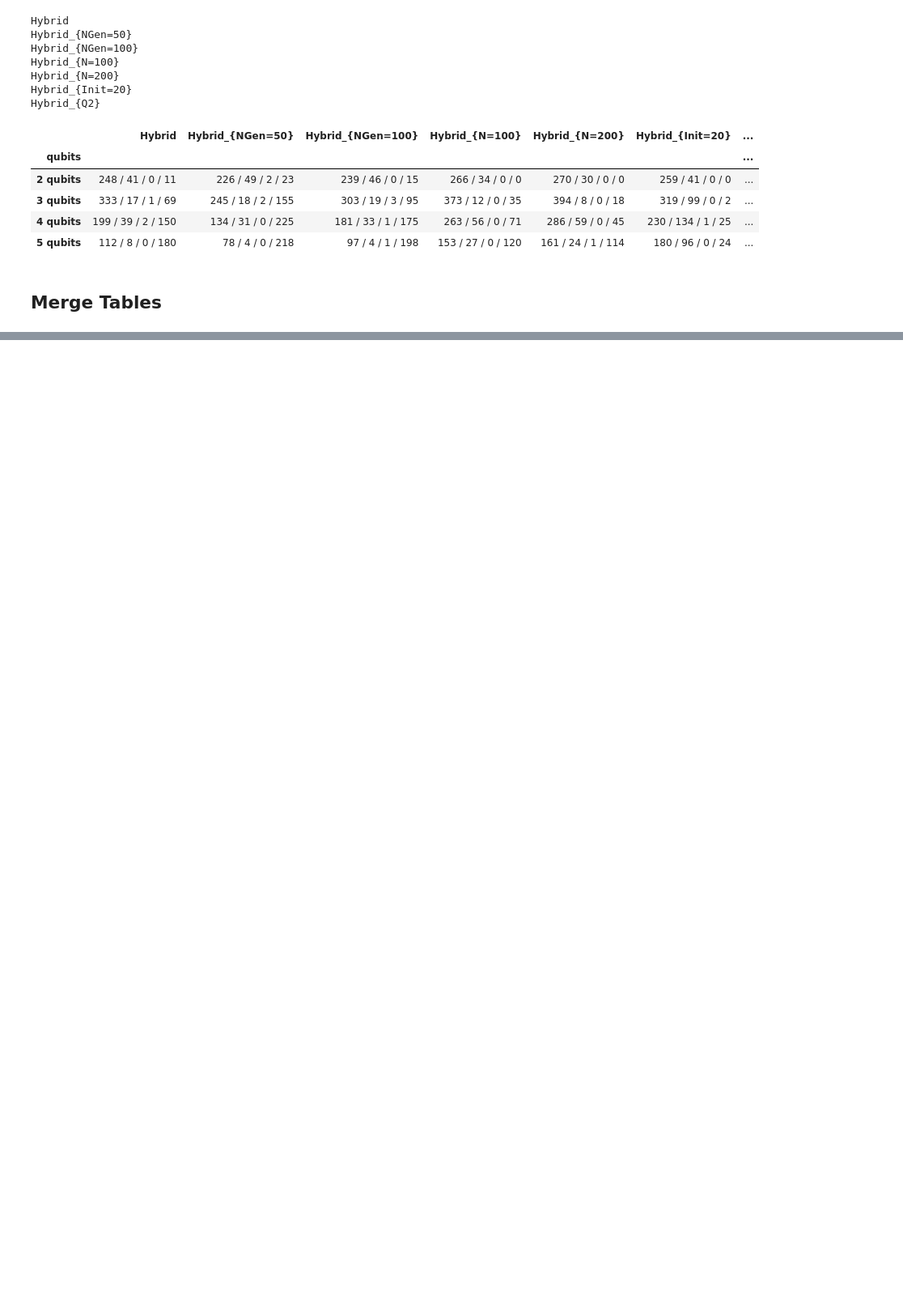
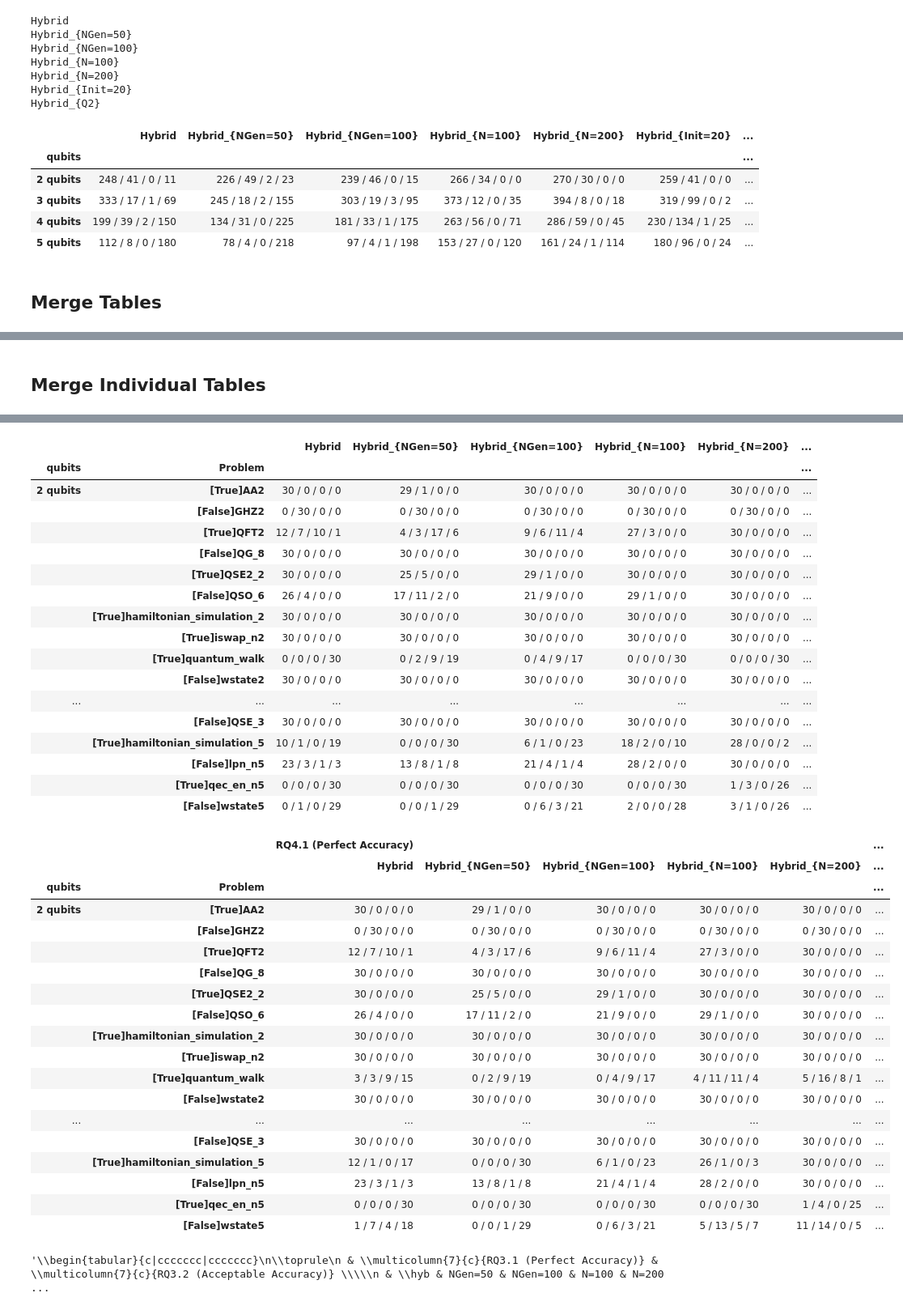
Before and after one commit to jku-win-se/QImprove, a Jupyter notebook: analysis/Results-analysis.ipynb, the cells around one changed output, grey strips where cells are left out. Shown: that part at 81% size. Drawn from its saved outputs; the diff is of its cells as text; code cells hidden in the pictures; blank space fills up the shorter version.

```diff
--- a/analysis/Results-analysis.ipynb
+++ b/analysis/Results-analysis.ipynb
@@ -1637,10 +1821,10 @@ RQ42_summary_table_input_state_out = RQ42_summary_table_input_state.copy()
 RQ42_summary_table_qubits_out = RQ42_summary_table_qubits.copy()
 
 RQ41_summary_concat = pd.concat([RQ41_summary_table_sum_out, RQ41_summary_table_repair_out, RQ41_summary_table_input_state_out, RQ41_summary_table_qubits_out])
-RQ41_summary_concat.columns = pd.MultiIndex.from_product([["RQ4.1 (Perfect Accuracy)"], RQ41_summary_concat.columns])
+RQ41_summary_concat.columns = pd.MultiIndex.from_product([["RQ3.1 (Perfect Accuracy)"], RQ41_summary_concat.columns])
 
 RQ42_summary_concat = pd.concat([RQ42_summary_table_sum_out, RQ42_summary_table_repair_out, RQ42_summary_table_input_state_out, RQ42_summary_table_qubits_out])
-RQ42_summary_concat.columns = pd.MultiIndex.from_product([["RQ2.2 (Acceptable Accuracy)"], RQ42_summary_concat.columns])
+RQ42_summary_concat.columns = pd.MultiIndex.from_product([["RQ3.2 (Acceptable Accuracy)"], RQ42_summary_concat.columns])
 
 RQ4_summary_out = pd.concat([RQ41_summary_concat, RQ42_summary_concat], axis=1)
 RQ4_summary_out.index = ["Total", "Repair", "Optimization", "Specific", "Arbitrary", "2 qubits", "3 qubits", "4 qubits", "5 qubits"]
@@ -1701,0 +1899,3 @@ Acceptable Accuracy
+# %%
+optimization_df = all_vals_df  #[all_vals_df.repair == False].reset_index()
+optimization_df["Categorisation_OL"] = optimization_df.apply(get_operator_categorisation_OL, axis=1)
@@ -1701,0 +1977,14 @@ Acceptable Accuracy
+# %%
+all_vals_df = pd.concat([pd.read_pickle(OED_file_path), ngen_100_OL_df, ngen_50_OL_df])
+all_vals_df["repair"] = all_vals_df.problem.apply(lambda p: p in repair_circuits)
+
+# Hybrid init_pop and Hybrid are the same for all repair use cases.
+# all_vals_df[all_vals_df.repair & (all_vals_df.option == HYBRID)]
+
+hybrid_init_pop_repair = all_vals_df[all_vals_df.repair & (all_vals_df.option == HYBRID)].copy()
+hybrid_init_pop_repair["option"] = "init_pop_20"
+
+all_vals_df = pd.concat([all_vals_df, hybrid_init_pop_repair])
+# %%
+optimization_df = all_vals_df  #[all_vals_df.repair == False].reset_index()
+optimization_df["Categorisation_OED"] = optimization_df.apply(get_operator_categorisation_OL, axis=1)
@@ -1701,0 +2064,21 @@ Acceptable Accuracy
+# %% [markdown]
+## Merge Individual Tables
+# %%
+RQ41_individual_concat_out = RQ41_individual_concat.copy()
+RQ42_individual_concat_out = RQ42_individual_concat.copy()
+
+display(RQ41_individual_concat_out)
+display(RQ42_individual_concat_out)
+
+RQ41_individual_concat_out_multi_index = RQ41_individual_concat_out.copy()
+RQ42_individual_concat_out_multi_index = RQ42_individual_concat_out.copy()
+RQ41_individual_concat_out_multi_index.columns = pd.MultiIndex.from_product([["RQ4.1 (Perfect Accuracy)"], RQ41_individual_concat_out.columns])
+RQ42_individual_concat_out_multi_index.columns = pd.MultiIndex.from_product([["RQ2.2 (Acceptable Accuracy)"], RQ42_individual_concat_out.columns])
+RQ4_individual_concat_out = pd.concat([RQ41_individual_concat_out_multi_index, RQ42_individual_concat_out_multi_index], axis=1)
+display(RQ4_individual_concat_out)
+
+# write_table_to_file(individual_rel_improve_out, paper_tables_dir / f"{DATA_PREFIX}-rel-improve.tex", col_fix=True )
+write_table_to_file(RQ41_individual_concat_out, paper_tables_dir / f"{DATA_PREFIX}-RQ4-individual-perfect.tex", col_fix=False, space_slash=False)
+write_table_to_file(RQ42_individual_concat_out, paper_tables_dir / f"{DATA_PREFIX}-RQ4-individual-acceptable.tex", col_fix=False, space_slash=False )
+write_table_to_file(RQ4_summary_out, paper_tables_dir / f"{DATA_PREFIX}-RQ4-individual.tex", col_fix=True, space_slash=False )
+# %% [output]
@@ -1701,0 +2103,38 @@ Acceptable Accuracy
+|  |  | Hybrid | Hybrid_{NGen=50} | Hybrid_{NGen=100} | Hybrid_{N=100} | Hybrid_{N=200} | ... |
+| qubits | Problem |  |  |  |  |  | ... |
+| 2 qubits | [True]AA2 | 30 / 0 / 0 / 0 | 29 / 1 / 0 / 0 | 30 / 0 / 0 / 0 | 30 / 0 / 0 / 0 | 30 / 0 / 0 / 0 | ... |
+|  | [False]GHZ2 | 0 / 30 / 0 / 0 | 0 / 30 / 0 / 0 | 0 / 30 / 0 / 0 | 0 / 30 / 0 / 0 | 0 / 30 / 0 / 0 | ... |
+|  | [True]QFT2 | 12 / 7 / 10 / 1 | 4 / 3 / 17 / 6 | 9 / 6 / 11 / 4 | 27 / 3 / 0 / 0 | 30 / 0 / 0 / 0 | ... |
+|  | [False]QG_8 | 30 / 0 / 0 / 0 | 30 / 0 / 0 / 0 | 30 / 0 / 0 / 0 | 30 / 0 / 0 / 0 | 30 / 0 / 0 / 0 | ... |
+|  | [True]QSE2_2 | 30 / 0 / 0 / 0 | 25 / 5 / 0 / 0 | 29 / 1 / 0 / 0 | 30 / 0 / 0 / 0 | 30 / 0 / 0 / 0 | ... |
+|  | [False]QSO_6 | 26 / 4 / 0 / 0 | 17 / 11 / 2 / 0 | 21 / 9 / 0 / 0 | 29 / 1 / 0 / 0 | 30 / 0 / 0 / 0 | ... |
+|  | [True]hamiltonian_simulation_2 | 30 / 0 / 0 / 0 | 30 / 0 / 0 / 0 | 30 / 0 / 0 / 0 | 30 / 0 / 0 / 0 | 30 / 0 / 0 / 0 | ... |
+|  | [True]iswap_n2 | 30 / 0 / 0 / 0 | 30 / 0 / 0 / 0 | 30 / 0 / 0 / 0 | 30 / 0 / 0 / 0 | 30 / 0 / 0 / 0 | ... |
+|  | [True]quantum_walk | 0 / 0 / 0 / 30 | 0 / 2 / 9 / 19 | 0 / 4 / 9 / 17 | 0 / 0 / 0 / 30 | 0 / 0 / 0 / 30 | ... |
+|  | [False]wstate2 | 30 / 0 / 0 / 0 | 30 / 0 / 0 / 0 | 30 / 0 / 0 / 0 | 30 / 0 / 0 / 0 | 30 / 0 / 0 / 0 | ... |
+| ... | ... | ... | ... | ... | ... | ... | ... |
+|  | [False]QSE_3 | 30 / 0 / 0 / 0 | 30 / 0 / 0 / 0 | 30 / 0 / 0 / 0 | 30 / 0 / 0 / 0 | 30 / 0 / 0 / 0 | ... |
+|  | [True]hamiltonian_simulation_5 | 10 / 1 / 0 / 19 | 0 / 0 / 0 / 30 | 6 / 1 / 0 / 23 | 18 / 2 / 0 / 10 | 28 / 0 / 0 / 2 | ... |
+|  | [False]lpn_n5 | 23 / 3 / 1 / 3 | 13 / 8 / 1 / 8 | 21 / 4 / 1 / 4 | 28 / 2 / 0 / 0 | 30 / 0 / 0 / 0 | ... |
+|  | [True]qec_en_n5 | 0 / 0 / 0 / 30 | 0 / 0 / 0 / 30 | 0 / 0 / 0 / 30 | 0 / 0 / 0 / 30 | 1 / 3 / 0 / 26 | ... |
+|  | [False]wstate5 | 0 / 1 / 0 / 29 | 0 / 0 / 1 / 29 | 0 / 6 / 3 / 21 | 2 / 0 / 0 / 28 | 3 / 1 / 0 / 26 | ... |
+|  |  | RQ4.1 (Perfect Accuracy) |  |  |  |  | ... |
+|  |  | Hybrid | Hybrid_{NGen=50} | Hybrid_{NGen=100} | Hybrid_{N=100} | Hybrid_{N=200} | ... |
+| qubits | Problem |  |  |  |  |  | ... |
+| 2 qubits | [True]AA2 | 30 / 0 / 0 / 0 | 29 / 1 / 0 / 0 | 30 / 0 / 0 / 0 | 30 / 0 / 0 / 0 | 30 / 0 / 0 / 0 | ... |
+|  | [False]GHZ2 | 0 / 30 / 0 / 0 | 0 / 30 / 0 / 0 | 0 / 30 / 0 / 0 | 0 / 30 / 0 / 0 | 0 / 30 / 0 / 0 | ... |
+|  | [True]QFT2 | 12 / 7 / 10 / 1 | 4 / 3 / 17 / 6 | 9 / 6 / 11 / 4 | 27 / 3 / 0 / 0 | 30 / 0 / 0 / 0 | ... |
+|  | [False]QG_8 | 30 / 0 / 0 / 0 | 30 / 0 / 0 / 0 | 30 / 0 / 0 / 0 | 30 / 0 / 0 / 0 | 30 / 0 / 0 / 0 | ... |
+|  | [True]QSE2_2 | 30 / 0 / 0 / 0 | 25 / 5 / 0 / 0 | 29 / 1 / 0 / 0 | 30 / 0 / 0 / 0 | 30 / 0 / 0 / 0 | ... |
+|  | [False]QSO_6 | 26 / 4 / 0 / 0 | 17 / 11 / 2 / 0 | 21 / 9 / 0 / 0 | 29 / 1 / 0 / 0 | 30 / 0 / 0 / 0 | ... |
+|  | [True]hamiltonian_simulation_2 | 30 / 0 / 0 / 0 | 30 / 0 / 0 / 0 | 30 / 0 / 0 / 0 | 30 / 0 / 0 / 0 | 30 / 0 / 0 / 0 | ... |
+|  | [True]iswap_n2 | 30 / 0 / 0 / 0 | 30 / 0 / 0 / 0 | 30 / 0 / 0 / 0 | 30 / 0 / 0 / 0 | 30 / 0 / 0 / 0 | ... |
+|  | [True]quantum_walk | 3 / 3 / 9 / 15 | 0 / 2 / 9 / 19 | 0 / 4 / 9 / 17 | 4 / 11 / 11 / 4 | 5 / 16 / 8 / 1 | ... |
+|  | [False]wstate2 | 30 / 0 / 0 / 0 | 30 / 0 / 0 / 0 | 30 / 0 / 0 / 0 | 30 / 0 / 0 / 0 | 30 / 0 / 0 / 0 | ... |
+| ... | ... | ... | ... | ... | ... | ... | ... |
+|  | [False]QSE_3 | 30 / 0 / 0 / 0 | 30 / 0 / 0 / 0 | 30 / 0 / 0 / 0 | 30 / 0 / 0 / 0 | 30 / 0 / 0 / 0 | ... |
+|  | [True]hamiltonian_simulation_5 | 12 / 1 / 0 / 17 | 0 / 0 / 0 / 30 | 6 / 1 / 0 / 23 | 26 / 1 / 0 / 3 | 30 / 0 / 0 / 0 | ... |
+|  | [False]lpn_n5 | 23 / 3 / 1 / 3 | 13 / 8 / 1 / 8 | 21 / 4 / 1 / 4 | 28 / 2 / 0 / 0 | 30 / 0 / 0 / 0 | ... |
+|  | [True]qec_en_n5 | 0 / 0 / 0 / 30 | 0 / 0 / 0 / 30 | 0 / 0 / 0 / 30 | 0 / 0 / 0 / 30 | 1 / 4 / 0 / 25 | ... |
+|  | [False]wstate5 | 1 / 7 / 4 / 18 | 0 / 0 / 1 / 29 | 0 / 6 / 3 / 21 | 5 / 13 / 5 / 7 | 11 / 14 / 0 / 5 | ... |
+'\\begin{tabular}{c|ccccccc|ccccccc}\n\\toprule\n & \\multicolumn{7}{c}{RQ3.1 (Perfect Accuracy)} & \\multicolumn{7}{c}{RQ3.2 (Acceptable Accuracy)} \\\\\n & \\hyb & NGen=50 & NGen=100 & N=100 & N=200 ...
```
Also changed, not shown: parts of 29 cells of this notebook, 2 other files.
